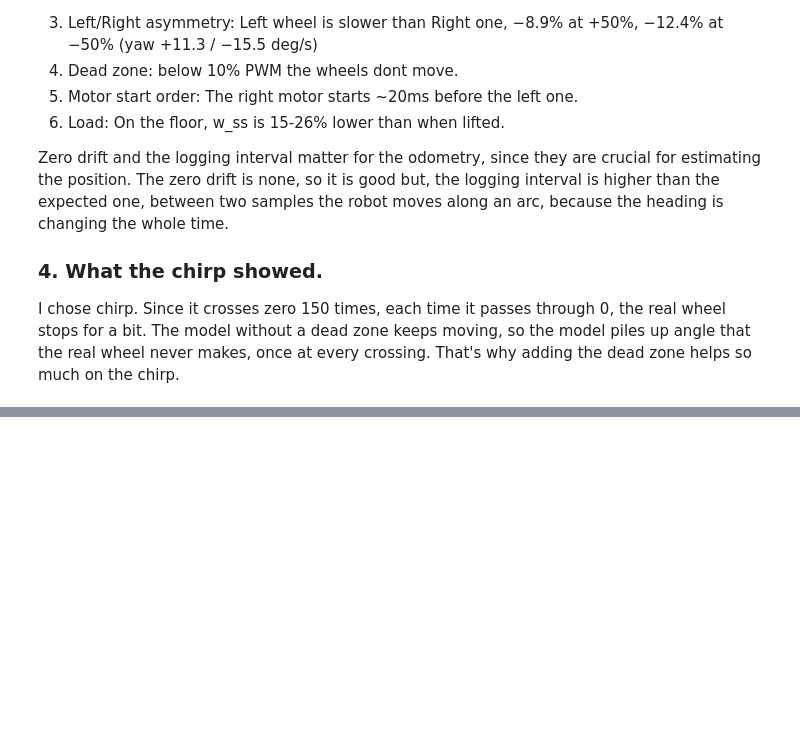
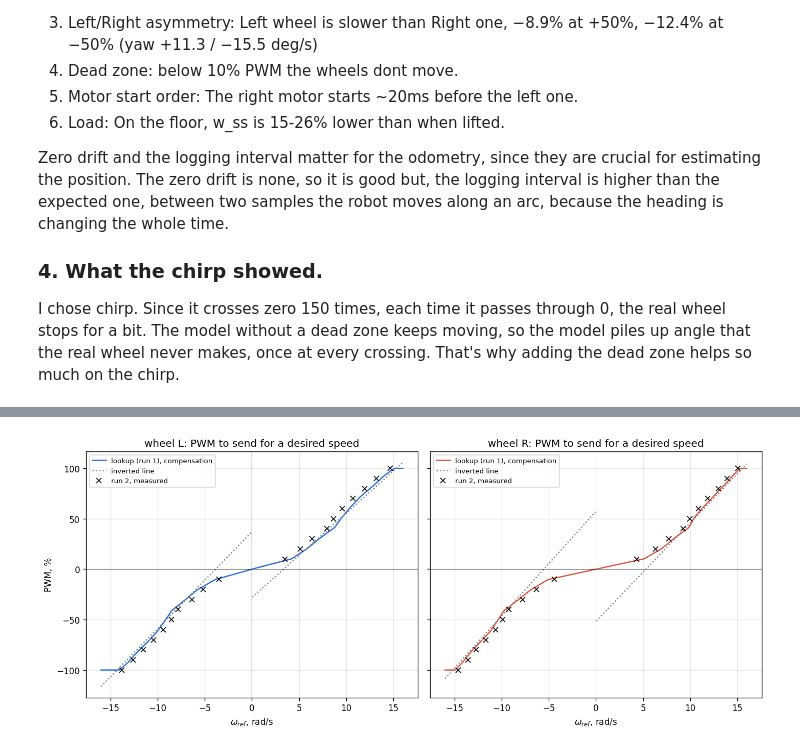
Before and after one commit to fleikey/robotics-cs413, a Jupyter notebook: Lab5/robotics_lab5_240054.ipynb, the cells around one changed output, grey strips where cells are left out. Drawn from its saved outputs; the diff is of its cells as text; code cells hidden in the pictures; blank space fills up the shorter version.

Commit message:
Identified nonlinearities and proposed Compensations

```diff
--- a/Lab5/robotics_lab5_240054.ipynb
+++ b/Lab5/robotics_lab5_240054.ipynb
@@ -578,0 +795,18 @@ I chose chirp. Since it crosses zero 150 times, each time it passes through 0, t
+# %%
+u_bat2 = all_bat['run2'].mean()                                      # run 2's battery voltage (about 3 % lower), V
+pwm2 = lv['run2']['pct']
+rows, run2 = [], {}
+for wheel in ('L', 'R'):
+    for direction, sign in (('fwd', 1), ('rev', -1)):
+        moved = (pwm2 * sign > 0) & ~np.isnan(fits['run2'][wheel][:, 0])
+        sent, speed = pwm2[moved], fits['run2'][wheel][moved, 0]     # %, rad/s
+        by_lookup = np.array([pwm_for_speed(w, wheel, u_bat2) for w in speed])
+        by_line = (speed - params[wheel, direction]['b']) / params[wheel, direction]['slope']
+        low = np.abs(sent) <= 30
+        run2[wheel, direction] = sent, speed
+        rows.append({'wheel': wheel, 'direction': direction, 'levels': moved.sum(),
+                     'lookup: mean |error|, % PWM': np.abs(by_lookup - sent).mean(),
+                     'lookup, |PWM| ≤ 30 %': np.abs(by_lookup - sent)[low].mean(),
+                     'line: mean |error|, % PWM': np.abs(by_line - sent).mean(),
+                     'line, |PWM| ≤ 30 %': np.abs(by_line - sent)[low].mean()})
+display(pd.DataFrame(rows).set_index(['wheel', 'direction']).round(1))
@@ -578,0 +820,24 @@ I chose chirp. Since it crosses zero 150 times, each time it passes through 0, t
+# %%
+w_grid = np.linspace(-16, 16, 400)                                   # desired speeds, rad/s
+fig, axes = plt.subplots(1, 2, figsize=(12, 5), dpi=120, sharey=True)
+for ax, wheel in zip(axes, ('L', 'R')):
+    ax.plot(w_grid, [pwm_for_speed(w, wheel, u_bat2) for w in w_grid], '-', color=colors[wheel],
+            label='lookup (run 1), compensation')
+    for direction, half in (('fwd', w_grid > 0), ('rev', w_grid < 0)):
+        p = params[wheel, direction]
+        sent, speed = run2[wheel, direction]
+        first = direction == 'fwd'                                   # label each kind of line once
+        ax.plot(w_grid[half], (w_grid[half] - p['b']) / p['slope'], ':', color='gray',
+                label='inverted line' if first else None)
+        ax.plot(speed, sent, 'kx', label='run 2, measured' if first else None)
+    ax.axhline(0, color='k', lw=0.5)
+    ax.axvline(0, color='k', lw=0.5)
+    ax.set_xlabel('$\\omega_{ref}$, rad/s')
+    ax.set_title(f'wheel {wheel}: PWM to send for a desired speed')
+    ax.grid(alpha=0.3)
+    ax.legend(fontsize=8)
+axes[0].set_ylabel('PWM, %')
+plt.tight_layout()
+plt.savefig('report_figs/compensation.png')
+# %% [output]
+[figure, added]
```
Also changed, not shown: parts of 14 cells of this notebook.
